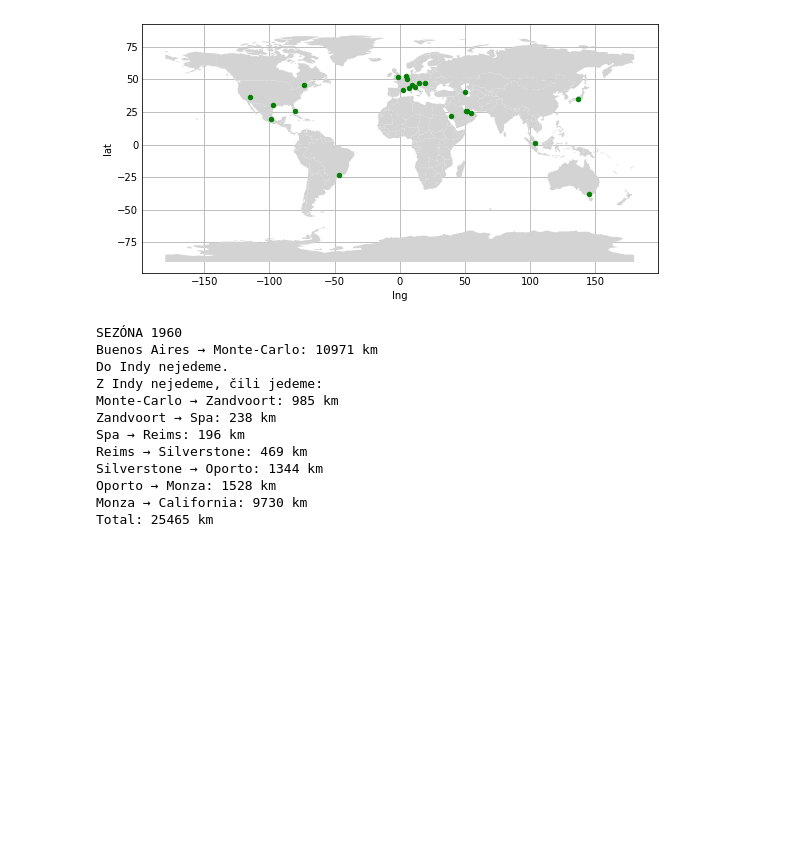
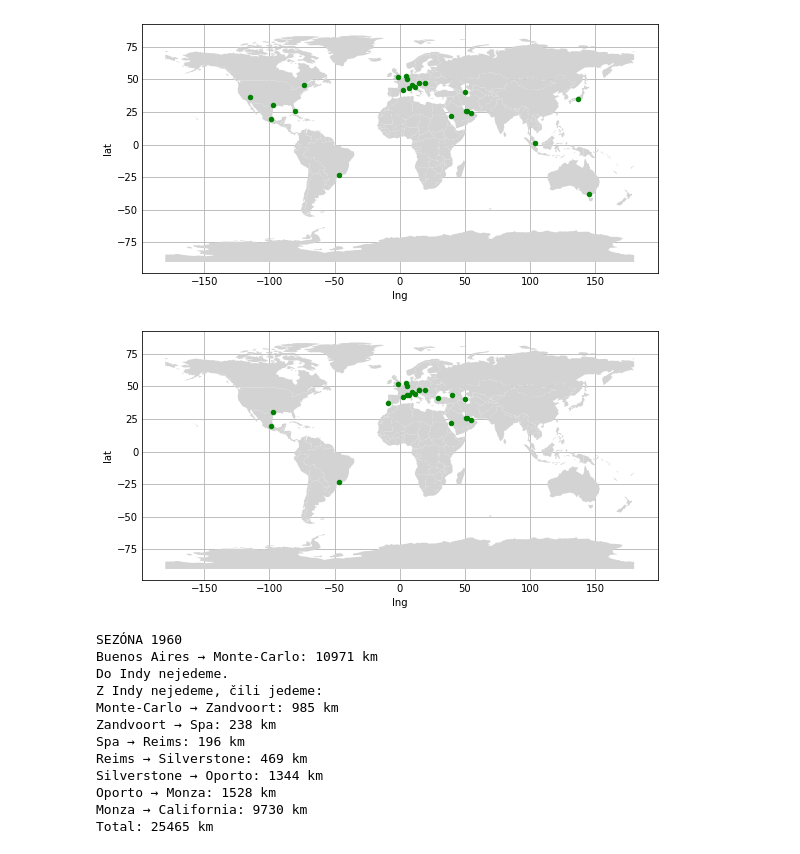
Before and after one commit to DataRozhlas/f1-kalendar-2023, a Jupyter notebook: Kalendář F1 2023.ipynb, the cells around one changed output. Cells and saved outputs as stored; diff of their text form; code cells hidden in the pictures; blank space fills up the shorter version.

```diff
--- a/Kalendář F1 2023.ipynb
+++ b/Kalendář F1 2023.ipynb
@@ -762,6 +651,10 @@ rocnik_na_mape(2020)
 rocnik_na_mape(2023)
 # %% [output]
 [figure]
+# %%
+rocnik_na_mape(2021)
+# %% [output]
+[figure, added]
 # %%
 def seasonTravel(year, Indy):
     season = gps[gps["year"] == year]
```
Also changed, not shown: parts of 108 cells of this notebook, 4 other files.
